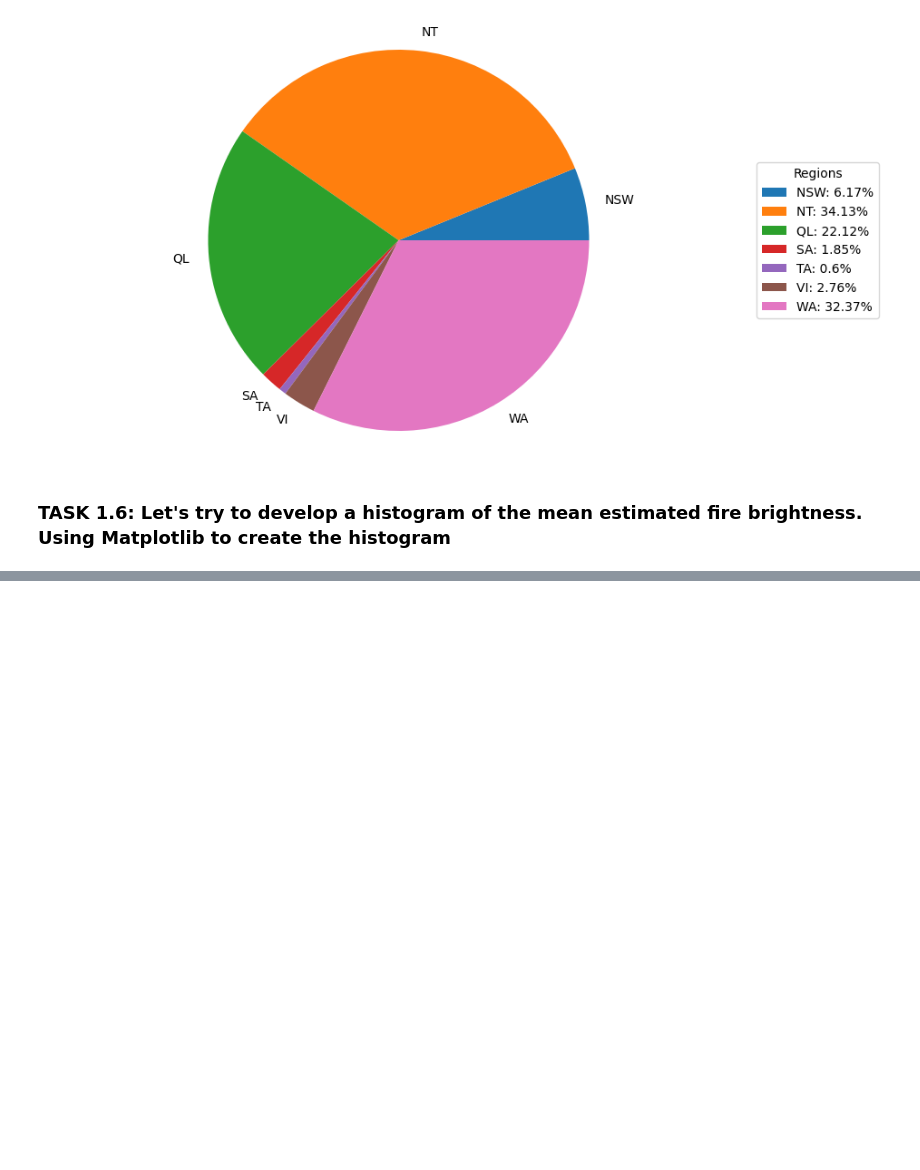
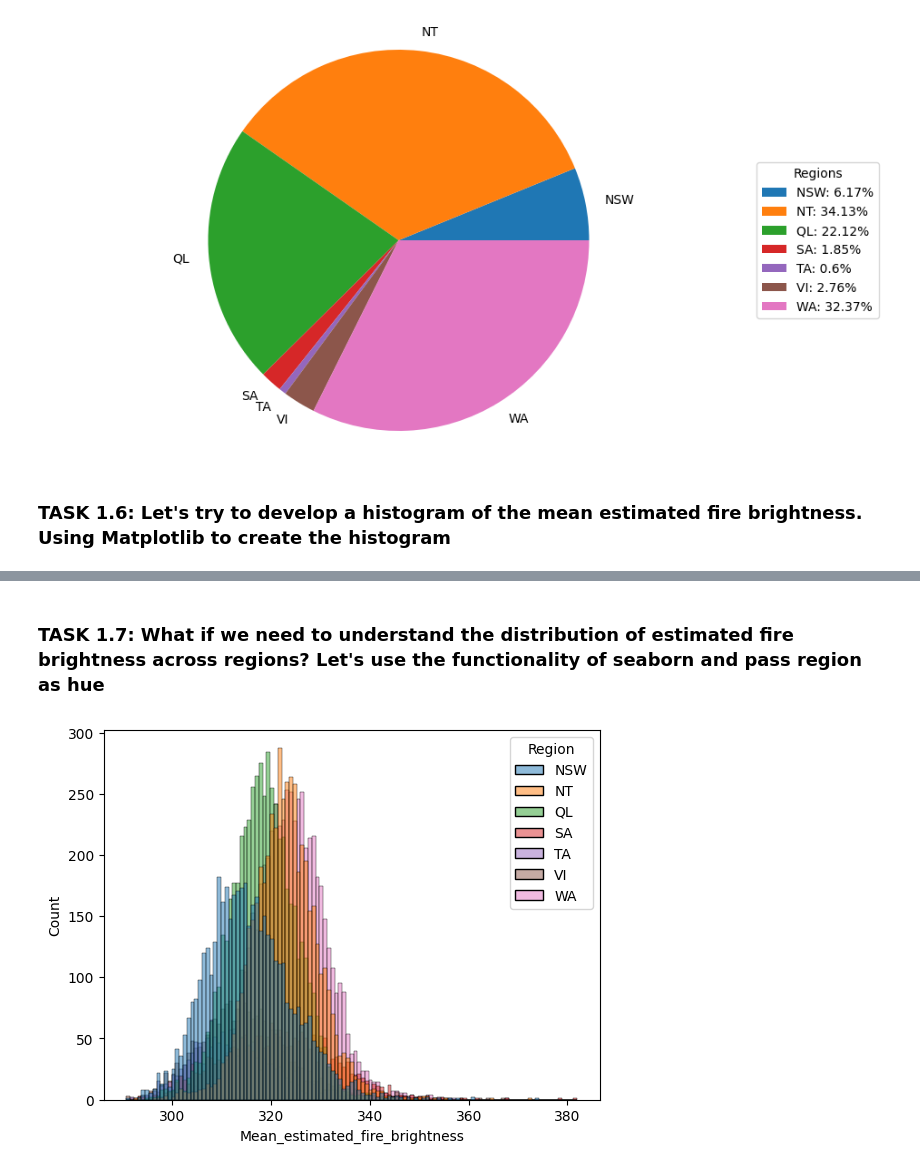
Before and after one commit to jbigishiro/Analyzing-Wildfire-Activities-in-Australia-Part-1, a Jupyter notebook: main.ipynb, the cells around one changed output, grey strips where cells are left out. Drawn from its saved outputs; the diff is of its cells as text; code cells hidden in the pictures; blank space fills up the shorter version.

```diff
--- a/main.ipynb
+++ b/main.ipynb
@@ -171,0 +172,7 @@ plt.show()
+# %% [markdown]
+### TASK 1.7: What if we need to understand the distribution of estimated fire brightness across regions? Let's use the functionality of seaborn and pass region as hue
+# %%
+sns.histplot(data=df, x='Mean_estimated_fire_brightness', hue='Region')
+plt.show()
+# %% [output]
+[figure, added]
```
Also changed, not shown: parts of 11 cells of this notebook.
